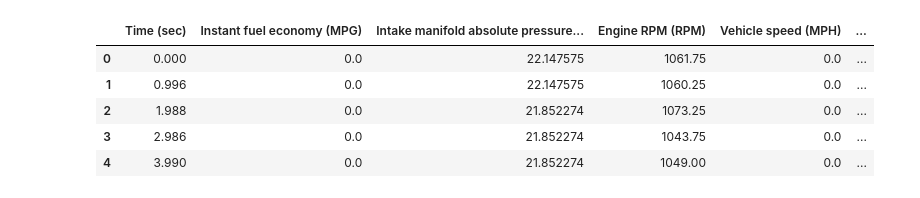
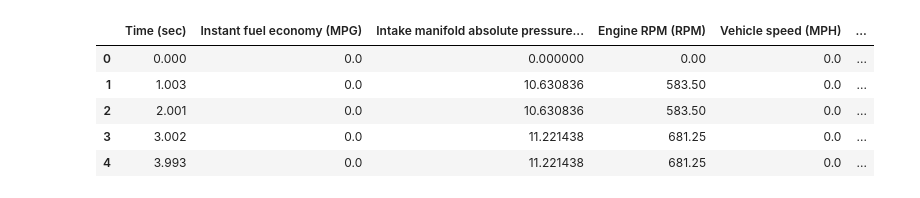
Before and after one commit to SecondHandSushi/car-analysis, a Jupyter notebook: analysis_20240802_PM.ipynb, the cells around one changed output. Cells and saved outputs as stored; diff of their text form; code cells hidden in the pictures.

```diff
--- a/analysis_20240802_PM.ipynb
+++ b/analysis_20240802_PM.ipynb
@@ -14,12 +17,13 @@ hv.extension('bokeh')
 [interactive output not drawn]
 [interactive output not drawn]
 # %%
-df=pd.read_csv('data/CSVLog_20240802_PM.csv')
+df=pd.read_csv('data/CSVLog_20240802_AM.CSV')
+df.columns = df.columns.str.strip()
 df.head()
 # %% [output]
 |  | Time (sec) | Instant fuel economy (MPG) | Intake manifold absolute pressure... | Engine RPM (RPM) | Vehicle speed (MPH) | ... |
-| 0 | 0.000 | 0.0 | 22.147575 | 1061.75 | 0.0 | ... |
-| 1 | 0.996 | 0.0 | 22.147575 | 1060.25 | 0.0 | ... |
-| 2 | 1.988 | 0.0 | 21.852274 | 1073.25 | 0.0 | ... |
-| 3 | 2.986 | 0.0 | 21.852274 | 1043.75 | 0.0 | ... |
-| 4 | 3.990 | 0.0 | 21.852274 | 1049.00 | 0.0 | ... |
+| 0 | 0.000 | 0.0 | 0.000000 | 0.00 | 0.0 | ... |
+| 1 | 1.003 | 0.0 | 10.630836 | 583.50 | 0.0 | ... |
+| 2 | 2.001 | 0.0 | 10.630836 | 583.50 | 0.0 | ... |
+| 3 | 3.002 | 0.0 | 11.221438 | 681.25 | 0.0 | ... |
+| 4 | 3.993 | 0.0 | 11.221438 | 681.25 | 0.0 | ... |
```
Also changed, not shown: parts of 46 cells of this notebook, 1 other file.
